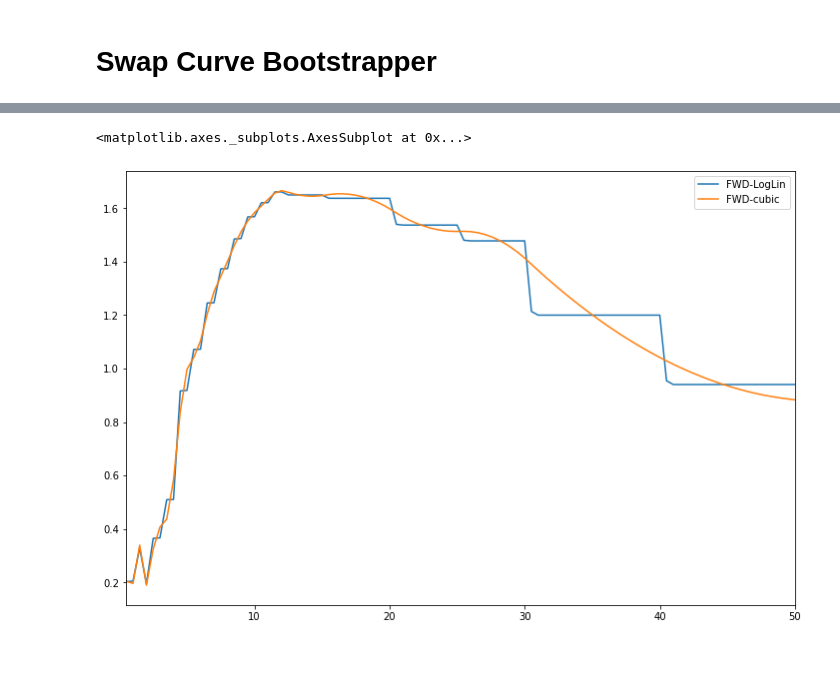
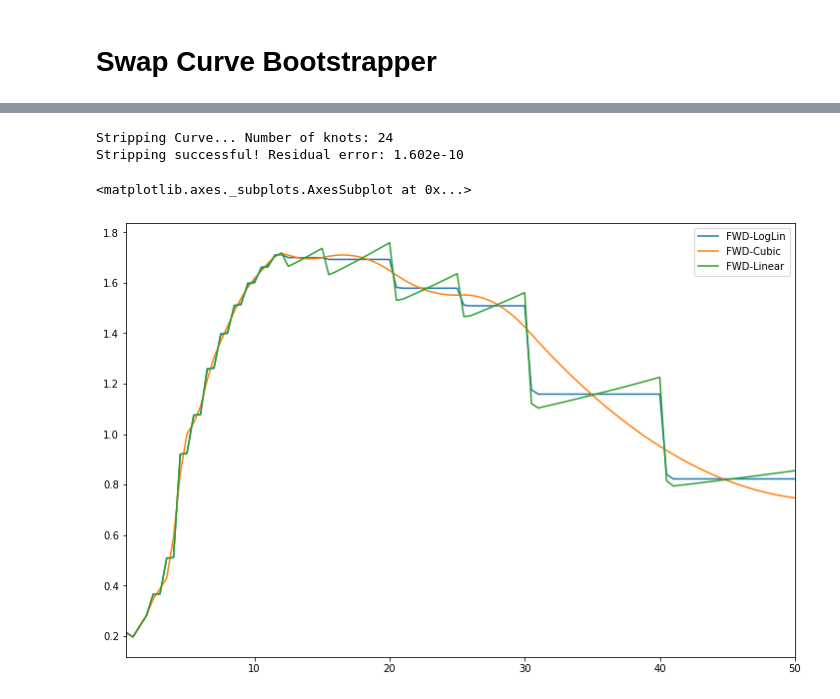
Before and after one commit to oronimbus/curve-bootstrapper, a Jupyter notebook: bootstrapper.ipynb, the cells around one changed output, grey strips where cells are left out. Cells and saved outputs as stored; diff of their text form; code cells hidden in the pictures; blank space fills up the shorter version.

Commit message:
updated zero coupon interpolator

```diff
--- a/bootstrapper.ipynb
+++ b/bootstrapper.ipynb
@@ -63,7 +80,18 @@ result_cubic = stripper.strip_curve(s23_cubic, interpolation='cubic', interp_on=
+# %%
+s23_cubic = SwapCurve(settle, 'linear')
+for inst in s23_instruments: s23_cubic.add_inst(inst)
+s23_cubic.add_knots()
+
+stripper = CurveStripper()
+result_linear = stripper.strip_curve(s23_cubic, interpolation='linear', interp_on='df')
+# %% [output]
+Stripping Curve... Number of knots: 24
+Stripping successful! Residual error: 1.602e-10
 # %%
-fwd_df['FWD-cubic'] = s23_cubic.get_fwds(t_i, t_j) * 100
+fwd_df['FWD-Cubic'] = result_cubic.get_fwds(t_i, t_j) * 100
+fwd_df['FWD-Linear'] = result_linear.get_fwds(t_i, t_j) * 100
 
 fwd_df.plot(figsize=(12,8))
 # %% [output]
 <matplotlib.axes._subplots.AxesSubplot at 0x...>
-[figure, old version]
+[figure, new version]
```
Also changed, not shown: parts of 6 cells of this notebook, 5 other files.
